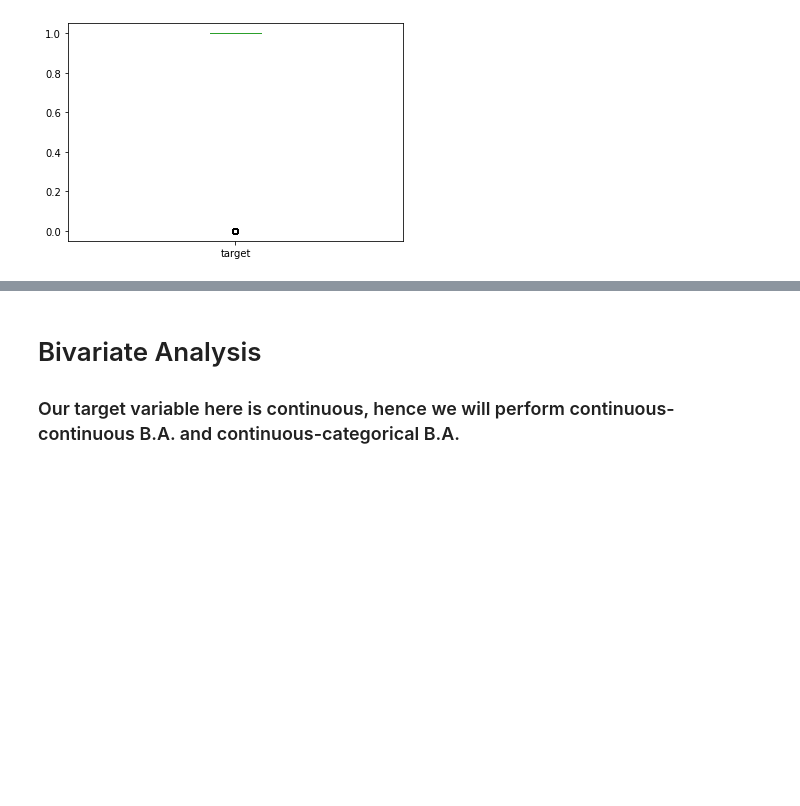
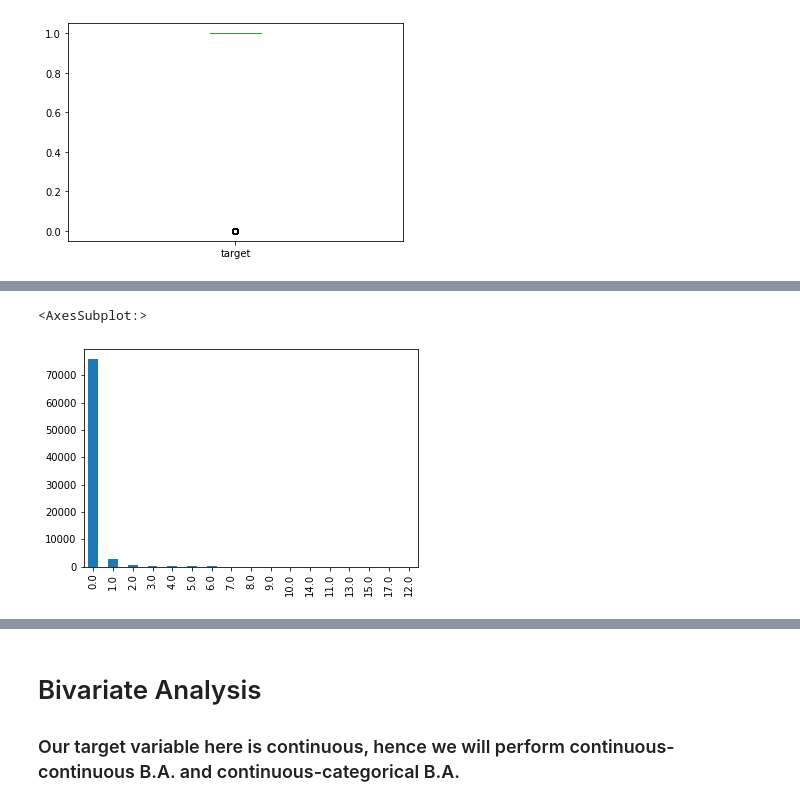
Before and after one commit to tanzeyl/Predicting-if-a-customer-will-default-for-their-next-premium, a Jupyter notebook: Main File.ipynb, the cells around one changed output, grey strips where cells are left out. Drawn from its saved outputs; the diff is of its cells as text; code cells hidden in the pictures; blank space fills up the shorter version.

```diff
--- a/Main File.ipynb
+++ b/Main File.ipynb
@@ -214,0 +289,5 @@ data["target"].plot.box()
+# %%
+data["Count_6-12_months_late"].value_counts().plot.bar()
+# %% [output]
+<AxesSubplot:>
+[figure, added]
```
Also changed, not shown: parts of 34 cells of this notebook.
